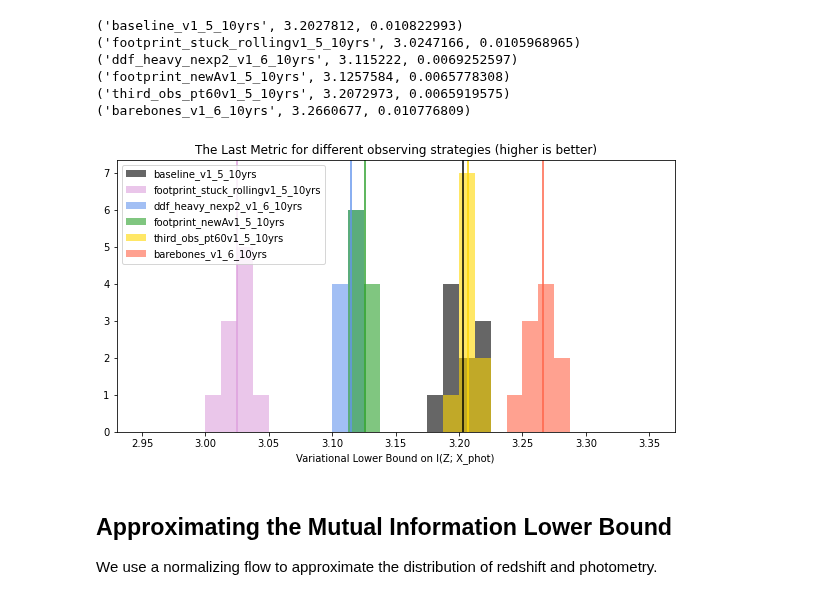
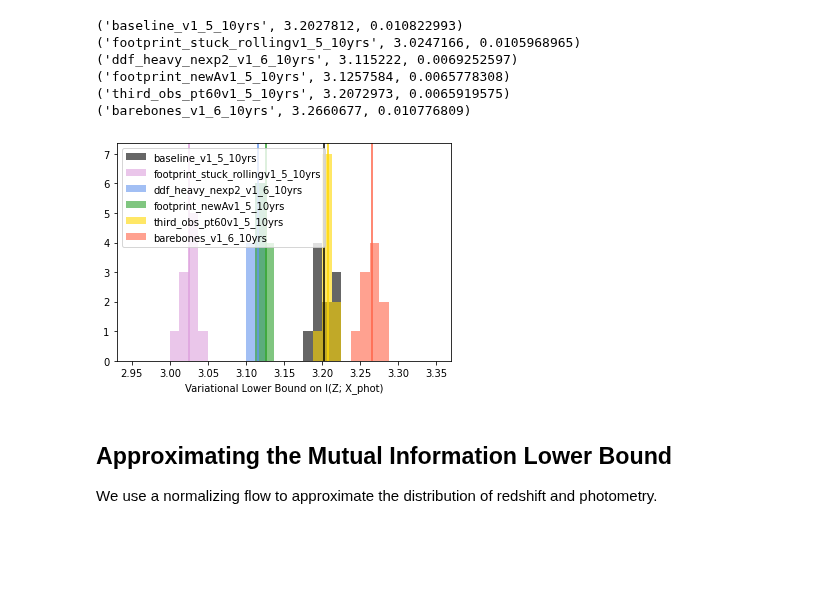
Before and after one commit to bscot/TheLastMetric, a Jupyter notebook: FigureTLMvsRedshift.ipynb, the cells around one changed output. Cells and saved outputs as stored; diff of their text form; code cells hidden in the pictures; blank space fills up the shorter version.

```diff
--- a/FigureTLMvsRedshift.ipynb
+++ b/FigureTLMvsRedshift.ipynb
@@ -53,16 +53,16 @@ for which_os in available_os:
 ('third_obs_pt60v1_5_10yrs', 3.2072973, 0.0065919575)
 ('barebones_v1_6_10yrs', 3.2660677, 0.010776809)
 # %%
-figure(figsize=(10,5))
+#figure(figsize=(10,5))
 for which_os in available_os:
   hist(np.mean(all_tlm[which_os],axis=1), 32, range=[2.95, 3.35], alpha=0.6, color=os_colors[which_os], label=os_names[which_os])
   axvline(np.mean(all_tlm[which_os]), color=os_colors[which_os])
 legend()
 xlabel('Variational Lower Bound on I(Z; X_phot)')
-title('The Last Metric for different observing strategies (higher is better)')
-savefig('metrics.pdf')
+#title('The Last Metric for different observing strategies (higher is better)')
+savefig('metrics.pdf', bbox_inches = 'tight', pad_inches = 0 )
 # %% [output]
-[figure, old version]
+[figure, new version]
 # %% [markdown]
 ## Approximating the Mutual Information Lower Bound
 
```
